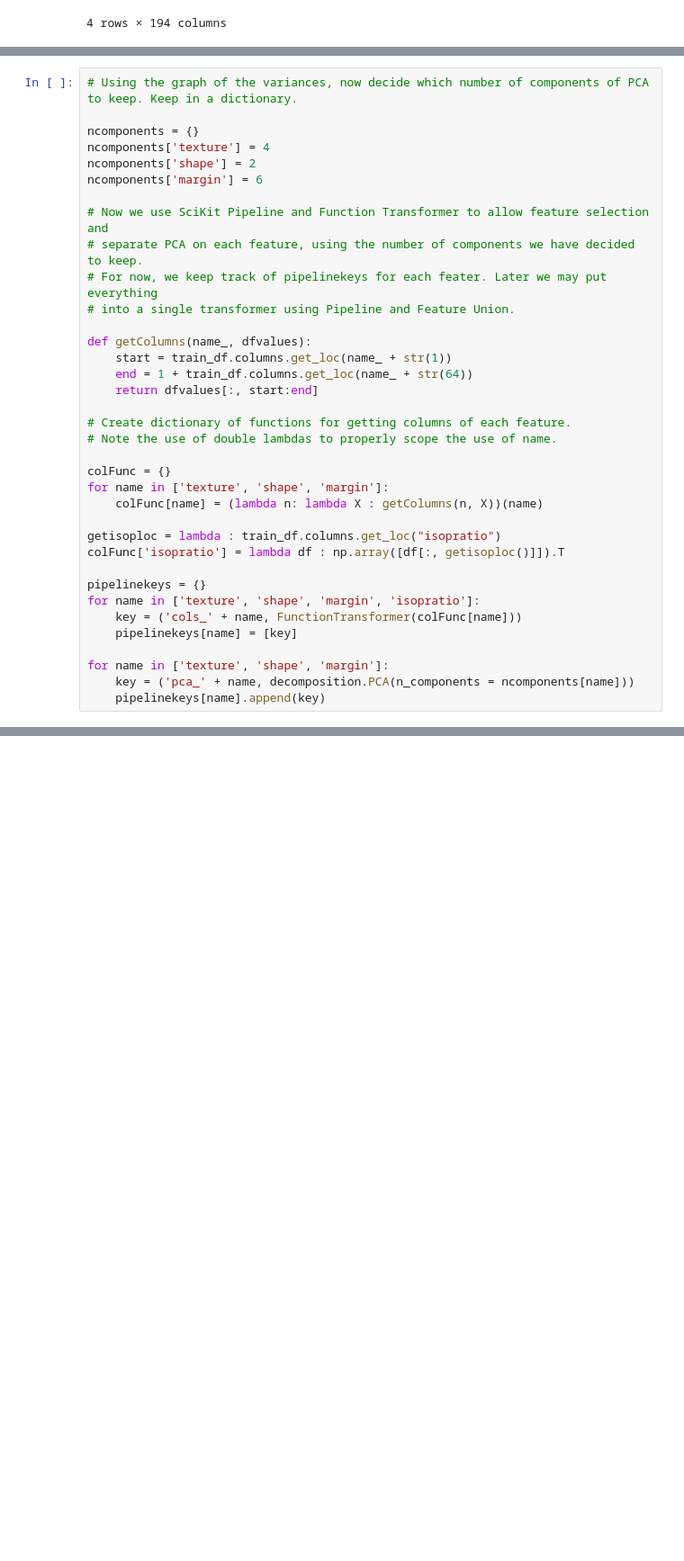
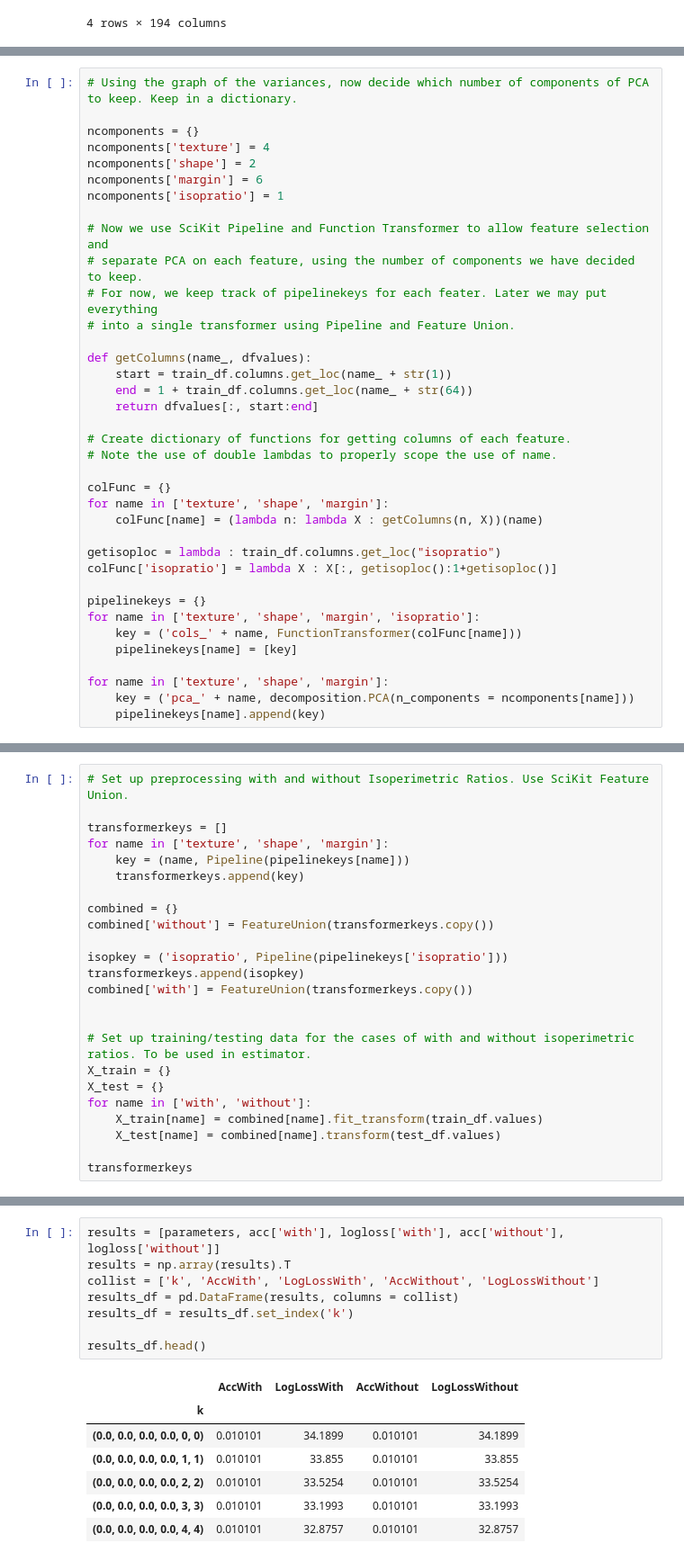
Before and after one commit to MatthewMcGonagle/KaggleLeaf, a Jupyter notebook: analyzeratios.ipynb, the cells around one changed output, grey strips where cells are left out. Shown at 90% size. Drawn from its saved outputs; the diff is of its cells as text; blank space fills up the shorter version.

```diff
--- a/analyzeratios.ipynb
+++ b/analyzeratios.ipynb
@@ -171,6 +172,7 @@ ncomponents = {}
 ncomponents['texture'] = 4
 ncomponents['shape'] = 2
 ncomponents['margin'] = 6
+ncomponents['isopratio'] = 1
 
 # Now we use SciKit Pipeline and Function Transformer to allow feature selection and
 # separate PCA on each feature, using the number of components we have decided to keep.
@@ -190,7 +192,7 @@ for name in ['texture', 'shape', 'margin']:
     colFunc[name] = (lambda n: lambda X : getColumns(n, X))(name)
 
 getisoploc = lambda : train_df.columns.get_loc("isopratio")
-colFunc['isopratio'] = lambda df : np.array([df[:, getisoploc()]]).T
+colFunc['isopratio'] = lambda X : X[:, getisoploc():1+getisoploc()]
 
 pipelinekeys = {}
 for name in ['texture', 'shape', 'margin', 'isopratio']:
@@ -362,0 +355,24 @@ results_df
+# %%
+# Set up preprocessing with and without Isoperimetric Ratios. Use SciKit Feature Union.
+
+transformerkeys = []
+for name in ['texture', 'shape', 'margin']:
+    key = (name, Pipeline(pipelinekeys[name]))
+    transformerkeys.append(key)
+
+combined = {}
+combined['without'] = FeatureUnion(transformerkeys.copy())
+
+isopkey = ('isopratio', Pipeline(pipelinekeys['isopratio']))
+transformerkeys.append(isopkey)
+combined['with'] = FeatureUnion(transformerkeys.copy())
+
+
+# Set up training/testing data for the cases of with and without isoperimetric ratios. To be used in estimator.
+X_train = {}
+X_test = {}
+for name in ['with', 'without']:
+    X_train[name] = combined[name].fit_transform(train_df.values)
+    X_test[name] = combined[name].transform(test_df.values)
+
+transformerkeys
@@ -362,0 +484,16 @@ results_df
+# %%
+results = [parameters, acc['with'], logloss['with'], acc['without'], logloss['without']]
+results = np.array(results).T
+collist = ['k', 'AccWith', 'LogLossWith', 'AccWithout', 'LogLossWithout']
+results_df = pd.DataFrame(results, columns = collist)
+results_df = results_df.set_index('k')
+
+results_df.head()
+# %% [output]
+|  | AccWith | LogLossWith | AccWithout | LogLossWithout |
+| k |  |  |  |  |
+| (0.0, 0.0, 0.0, 0.0, 0, 0) | 0.010101 | 34.1899 | 0.010101 | 34.1899 |
+| (0.0, 0.0, 0.0, 0.0, 1, 1) | 0.010101 | 33.855 | 0.010101 | 33.855 |
+| (0.0, 0.0, 0.0, 0.0, 2, 2) | 0.010101 | 33.5254 | 0.010101 | 33.5254 |
+| (0.0, 0.0, 0.0, 0.0, 3, 3) | 0.010101 | 33.1993 | 0.010101 | 33.1993 |
+| (0.0, 0.0, 0.0, 0.0, 4, 4) | 0.010101 | 32.8757 | 0.010101 | 32.8757 |
```
Also changed, not shown: parts of 17 cells of this notebook.
